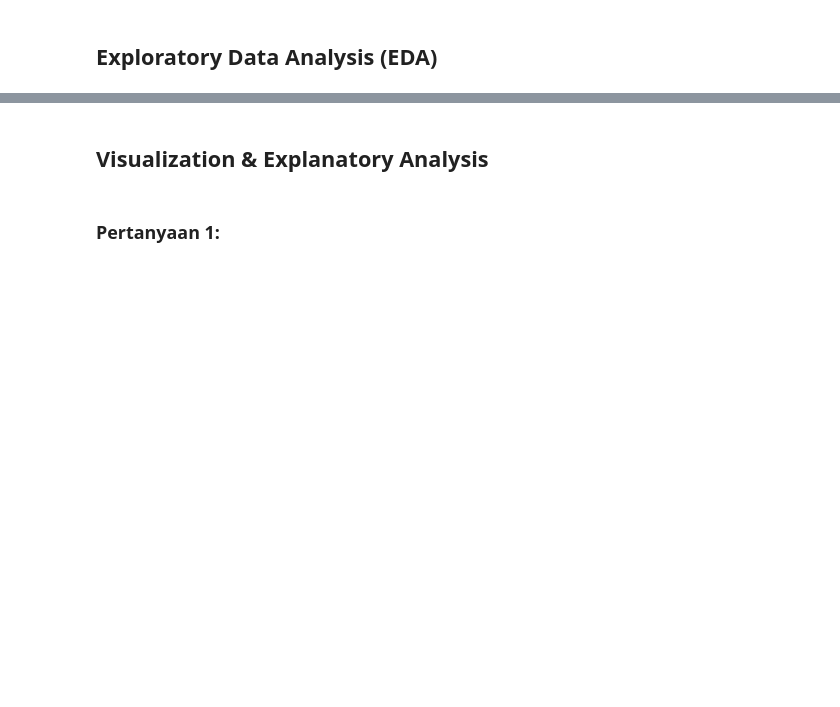
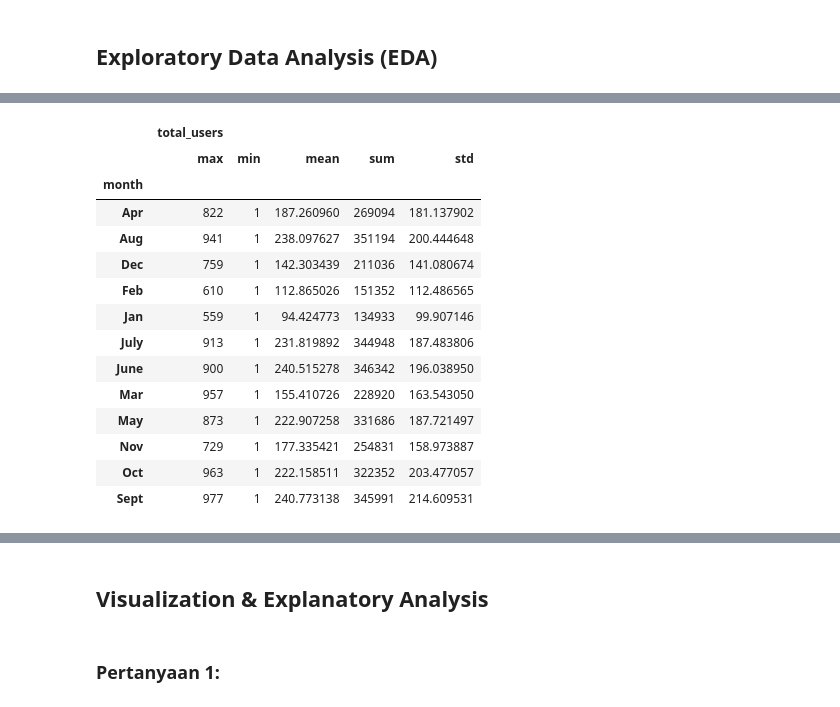
Before and after one commit to MHendriF/Belajar-Analisis-Data-dengan-Python, a Jupyter notebook: Submission/notebook.ipynb, the cells around one changed output, grey strips where cells are left out. Saved outputs shown, nothing was run; the diff lists cells and outputs as text; code cells hidden in the pictures; blank space fills up the shorter version.

```diff
--- a/Submission/notebook.ipynb
+++ b/Submission/notebook.ipynb
@@ -22,0 +205,10 @@
+# %%
+# Drop column
+drop_col = ['instant']
+
+for i in hour_df.columns:
+    if i in drop_col:
+        hour_df.drop(labels=i, axis=1, inplace=True)
+
+# Check data
+hour_df.head()
@@ -22,0 +224,17 @@
+# %%
+hour_df.rename(columns={'dteday':'date',
+                        'yr':'year',
+                        'mnth':'month',
+                        'hr':'hour',
+                        'holiday':'is_holiday',
+                        'workingday':'is_working_day',
+                        'weathersit':'weather_situation',
+                        'temp':'temperature',
+                        'atemp':'feels_like_temperature',
+                        'hum':'humidity',
+                        'casual':'casual_users',
+                        'registered':'registered_users',
+                        'cnt':'total_users'}, inplace=True)
+
+# Check label
+hour_df.info()
@@ -26,0 +354,20 @@
+# %%
+hour_df.groupby(by="month").agg({
+    "total_users": ["max", "min", "mean", "sum", "std"]
+})
+# %% [output]
+|  | total_users |  |  |  |  |
+|  | max | min | mean | sum | std |
+| month |  |  |  |  |  |
+| Apr | 822 | 1 | 187.260960 | 269094 | 181.137902 |
+| Aug | 941 | 1 | 238.097627 | 351194 | 200.444648 |
+| Dec | 759 | 1 | 142.303439 | 211036 | 141.080674 |
+| Feb | 610 | 1 | 112.865026 | 151352 | 112.486565 |
+| Jan | 559 | 1 | 94.424773 | 134933 | 99.907146 |
+| July | 913 | 1 | 231.819892 | 344948 | 187.483806 |
+| June | 900 | 1 | 240.515278 | 346342 | 196.038950 |
+| Mar | 957 | 1 | 155.410726 | 228920 | 163.543050 |
+| May | 873 | 1 | 222.907258 | 331686 | 187.721497 |
+| Nov | 729 | 1 | 177.335421 | 254831 | 158.973887 |
+| Oct | 963 | 1 | 222.158511 | 322352 | 203.477057 |
+| Sept | 977 | 1 | 240.773138 | 345991 | 214.609531 |
```
Also changed, not shown: parts of 45 cells of this notebook, 1 other file.
